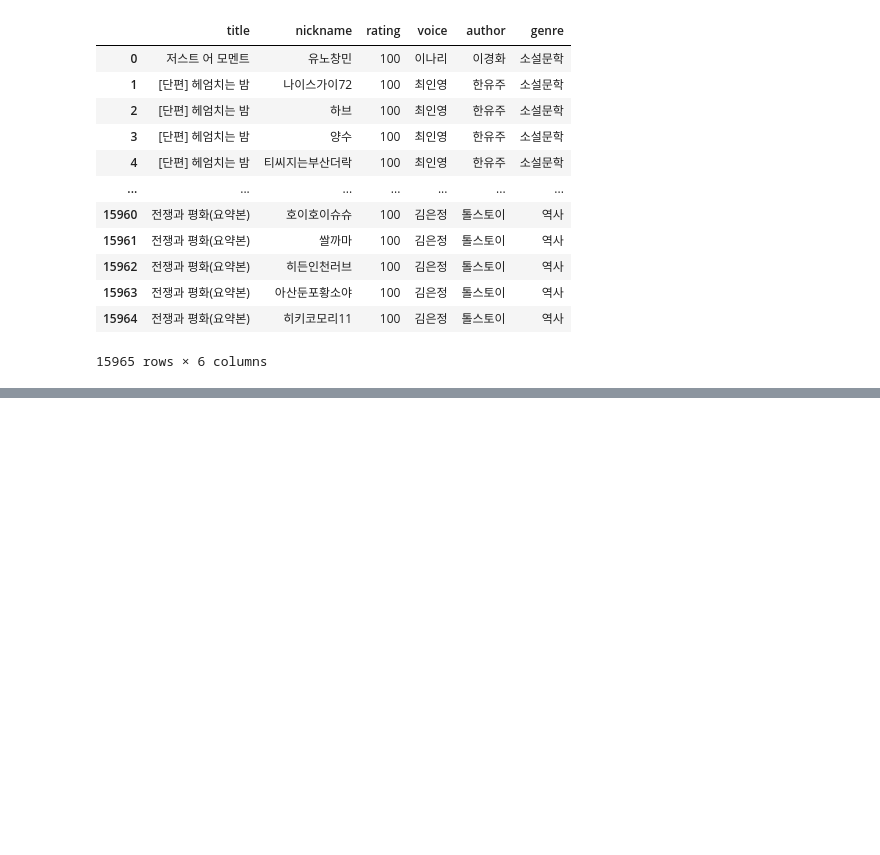
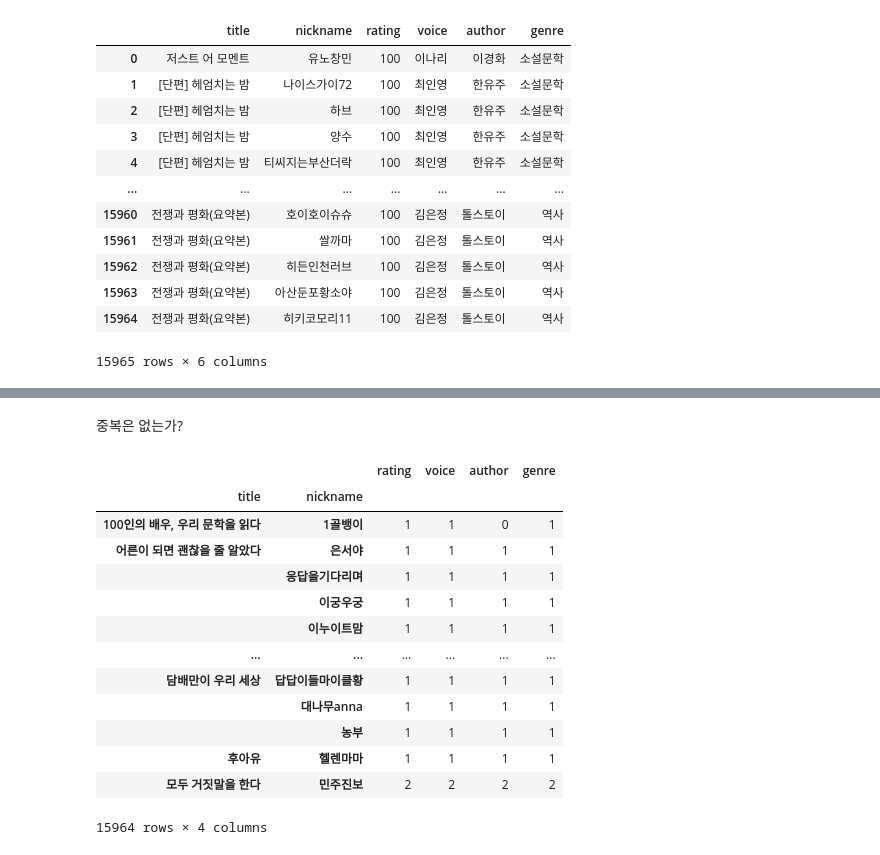
Before and after one commit to dataitgirls4/team_3, a Jupyter notebook: [연습용] EDA.ipynb, the cells around one changed output, grey strips where cells are left out. Drawn from its saved outputs; the diff is of its cells as text; code cells hidden in the pictures; blank space fills up the shorter version.

```diff
--- a/[연습용] EDA.ipynb
+++ b/[연습용] EDA.ipynb
@@ -111 +113,20 @@ booklist.groupby('nickname').count()
 4951 rows × 5 columns
+# %% [markdown]
+중복은 없는가?
+# %%
+booklist.groupby(['title', 'nickname']).count().sort_values('rating')
+# %% [output]
+|  |  | rating | voice | author | genre |
+| title | nickname |  |  |  |  |
+| 100인의 배우, 우리 문학을 읽다 | 1골뱅이 | 1 | 1 | 0 | 1 |
+| 어른이 되면 괜찮을 줄 알았다 | 은서야 | 1 | 1 | 1 | 1 |
+|  | 응답을기다리며 | 1 | 1 | 1 | 1 |
+|  | 이궁우궁 | 1 | 1 | 1 | 1 |
+|  | 이누이트맘 | 1 | 1 | 1 | 1 |
+| ... | ... | ... | ... | ... | ... |
+| 담배만이 우리 세상 | 답답이들마이클황 | 1 | 1 | 1 | 1 |
+|  | 대나무anna | 1 | 1 | 1 | 1 |
+|  | 농부 | 1 | 1 | 1 | 1 |
+| 후아유 | 헬렌마마 | 1 | 1 | 1 | 1 |
+| 모두 거짓말을 한다 | 민주진보 | 2 | 2 | 2 | 2 |
+15964 rows × 4 columns
```
Also changed, not shown: parts of 11 cells of this notebook, 4 other files.
